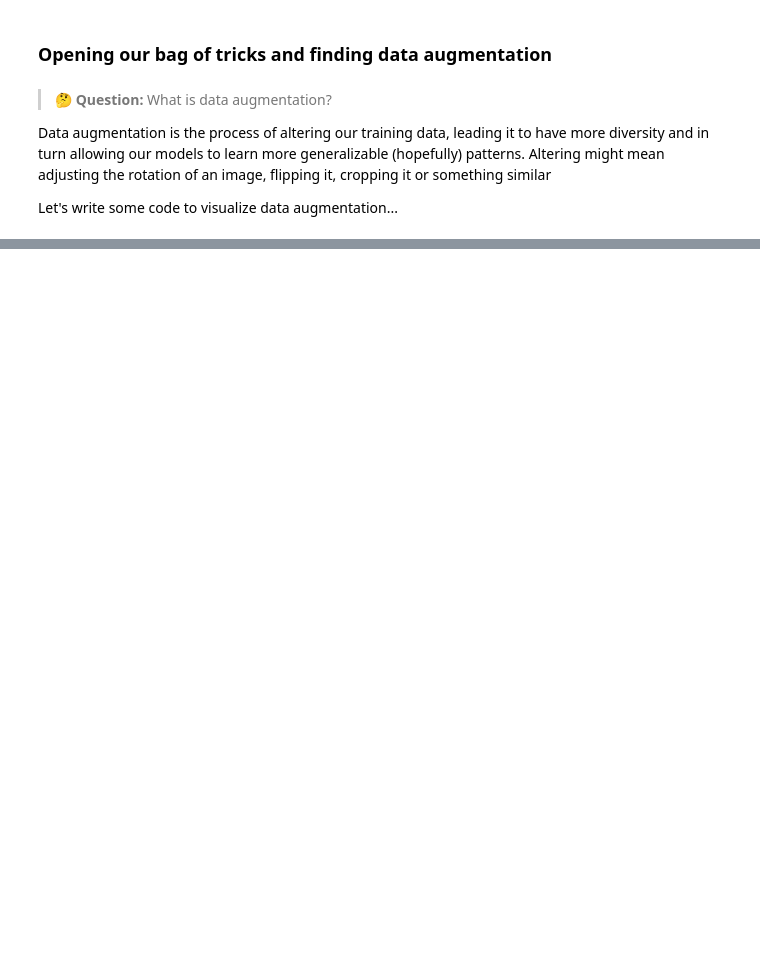
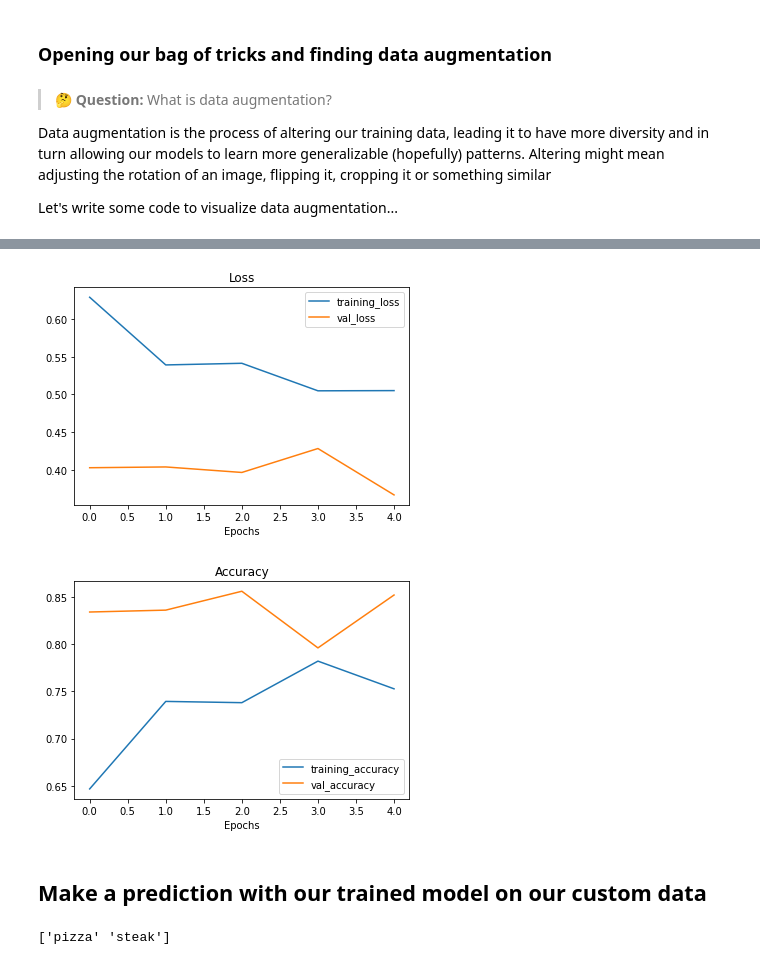
Before and after one commit to Nikhil-Nandam/TensorFlow-Notebooks, a Jupyter notebook: 03_Introduction_to_Computer_Vision_with_TensorFlow.ipynb, the cells around one changed output, grey strips where cells are left out. Drawn from its saved outputs; the diff is of its cells as text; code cells hidden in the pictures; blank space fills up the shorter version.

```diff
--- a/03_Introduction_to_Computer_Vision_with_TensorFlow.ipynb
+++ b/03_Introduction_to_Computer_Vision_with_TensorFlow.ipynb
@@ -747,0 +914,24 @@ Let's write some code to visualize data augmentation...
+# %%
+# Create the model
+model_8 = Sequential([
+    Conv2D(10, 3, activation="relu", input_shape=(224, 224, 3)),
+    Conv2D(10, 3, activation="relu"),
+    MaxPool2D(),
+    Conv2D(10, 3, activation="relu"),
+    Conv2D(10, 3, activation="relu"),
+    MaxPool2D(),
+    Flatten(),
+    Dense(1, activation="sigmoid")
+])
+
+# Compile the model
+model_8.compile(loss="binary_crossentropy",
+                optimizer=Adam(),
+                metrics=["accuracy"])
+
+# Fit the model
+history_8 = model_8.fit(train_data_augmented_shuffled,
+                        epochs=5,
+                        steps_per_epoch=len(train_data_augmented_shuffled),
+                        validation_data=test_data,
+                        validation_steps=len(test_data))
@@ -747,0 +949,13 @@ Let's write some code to visualize data augmentation...
+# %%
+# Plot the loss curve
+plot_loss_curve(history_8)
+# %% [output]
+[figure, added]
+[figure, added]
+# %% [markdown]
+## Make a prediction with our trained model on our custom data
+# %%
+# Classes we're working with
+print(class_names)
+# %% [output]
+['pizza' 'steak']
```
Also changed, not shown: parts of 45 cells of this notebook.
